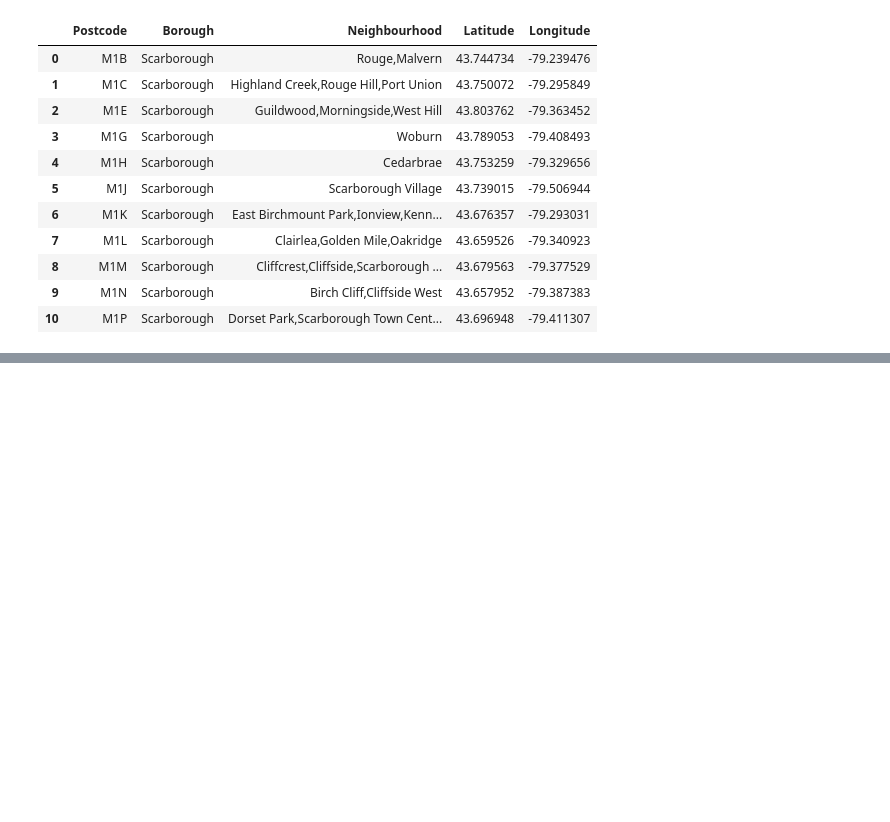
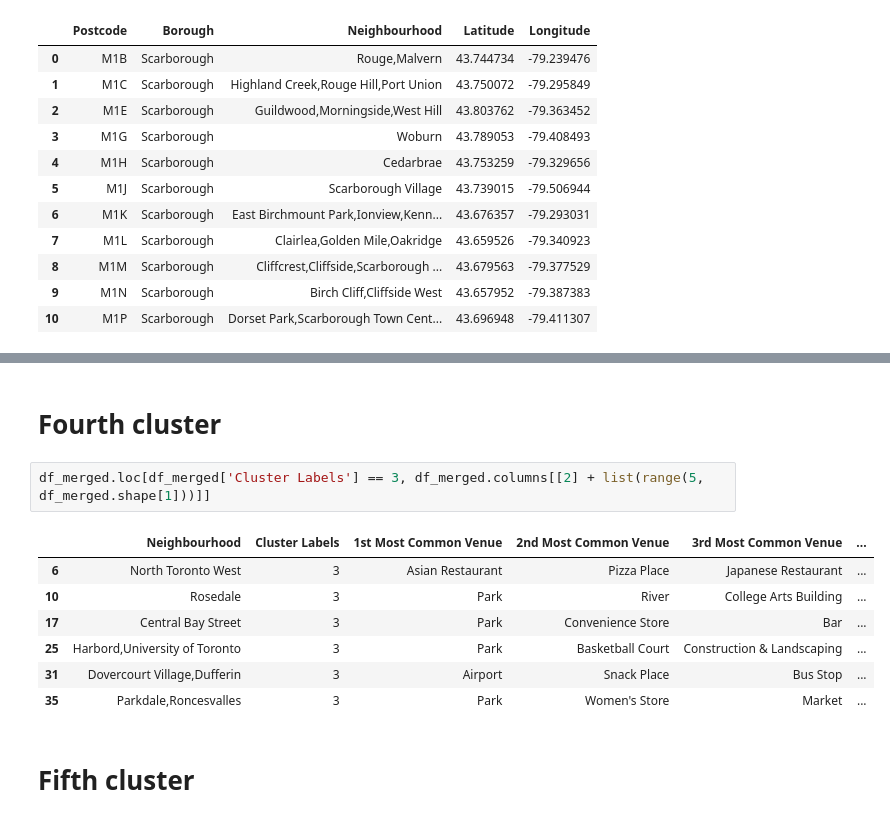
Before and after one commit to Akshata2889/Coursera_Capstone-, a Jupyter notebook: Segmentation and Clustering.ipynb, the cells around one changed output, grey strips where cells are left out. Saved outputs shown, nothing was run; the diff lists cells and outputs as text; blank space fills up the shorter version.

```diff
--- a/Segmentation and Clustering.ipynb
+++ b/Segmentation and Clustering.ipynb
@@ -151,0 +527,14 @@ new_df.head(11)
+# %% [markdown]
+# Fourth cluster
+# %%
+df_merged.loc[df_merged['Cluster Labels'] == 3, df_merged.columns[[2] + list(range(5, df_merged.shape[1]))]]
+# %% [output]
+|  | Neighbourhood | Cluster Labels | 1st Most Common Venue | 2nd Most Common Venue | 3rd Most Common Venue | ... |
+| 6 | North Toronto West | 3 | Asian Restaurant | Pizza Place | Japanese Restaurant | ... |
+| 10 | Rosedale | 3 | Park | River | College Arts Building | ... |
+| 17 | Central Bay Street | 3 | Park | Convenience Store | Bar | ... |
+| 25 | Harbord,University of Toronto | 3 | Park | Basketball Court | Construction & Landscaping | ... |
+| 31 | Dovercourt Village,Dufferin | 3 | Airport | Snack Place | Bus Stop | ... |
+| 35 | Parkdale,Roncesvalles | 3 | Park | Women's Store | Market | ... |
+# %% [markdown]
+# Fifth cluster
```
Also changed, not shown: parts of 32 cells of this notebook.
